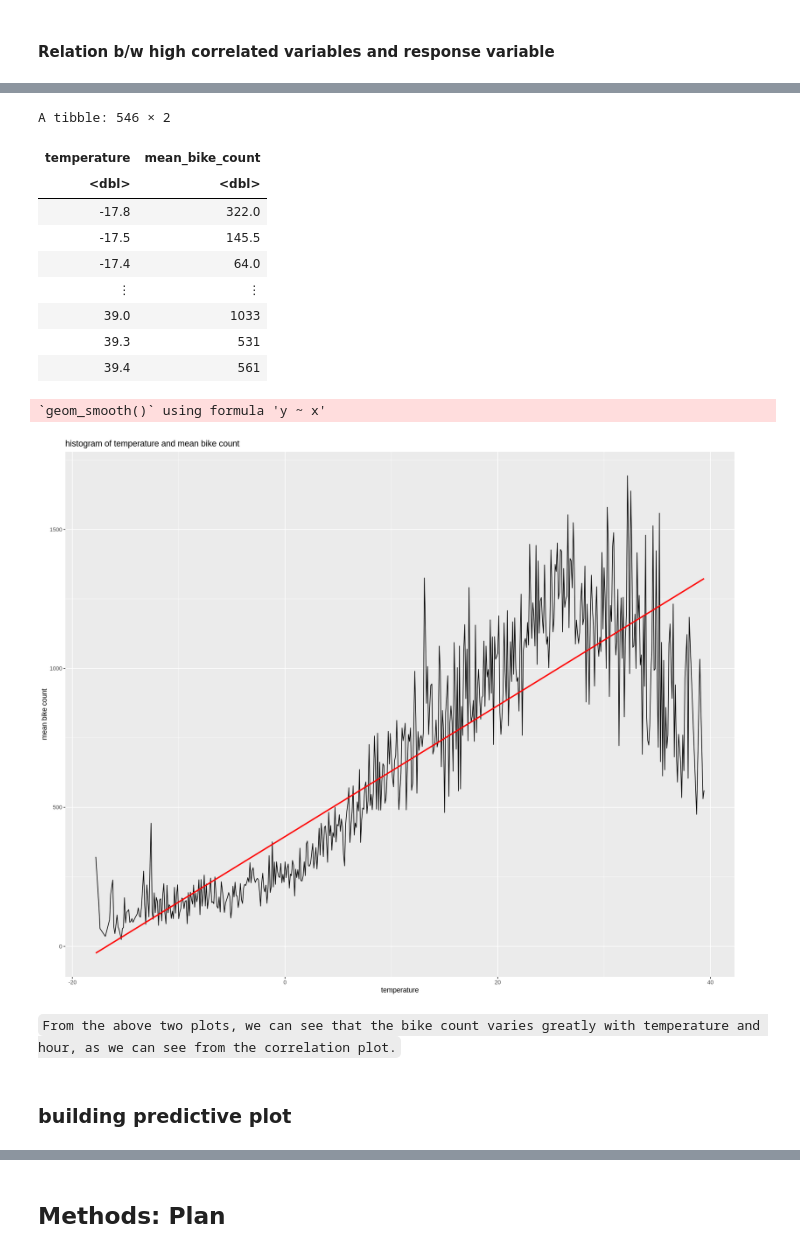
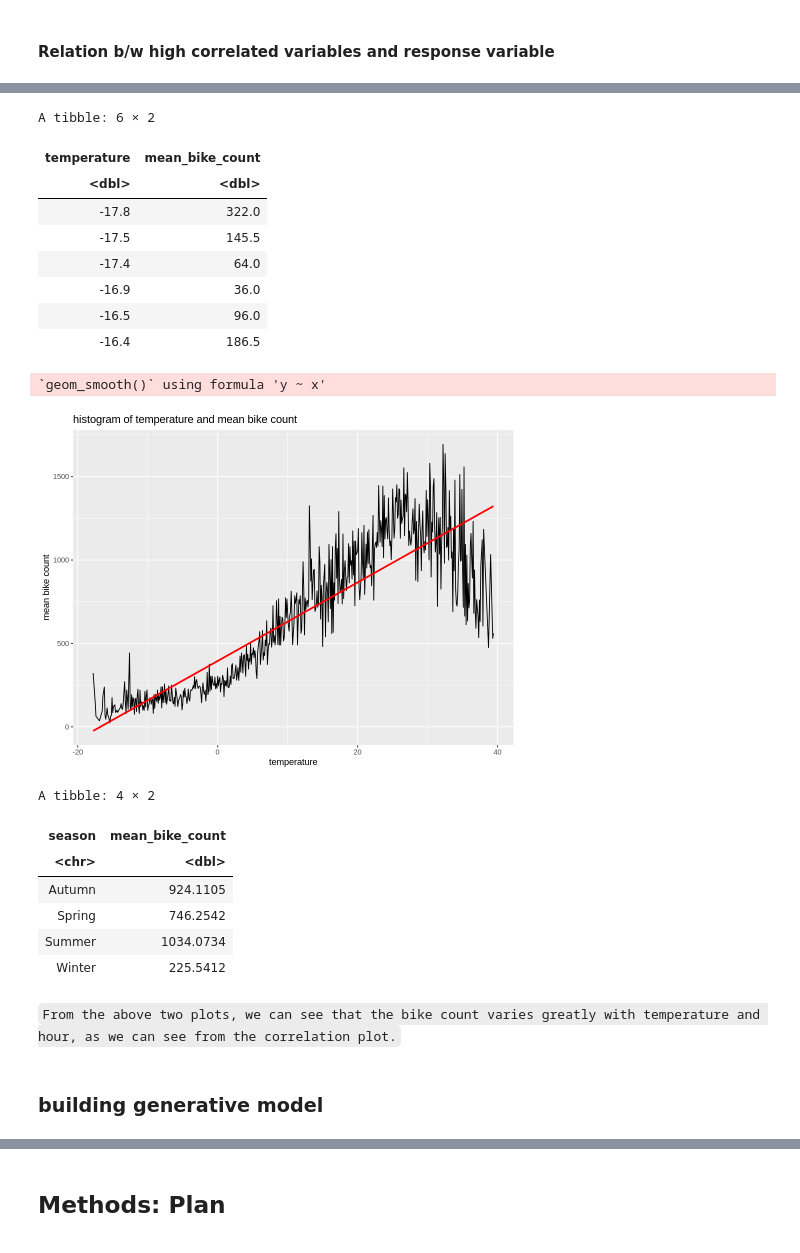
Before and after one commit to omertahi/STAT301-Project, a Jupyter notebook: Project Proposal.ipynb, the cells around one changed output, grey strips where cells are left out. Drawn from its saved outputs; the diff is of its cells as text; code cells hidden in the pictures.

```diff
--- a/Project Proposal.ipynb
+++ b/Project Proposal.ipynb
@@ -145,34 +170,50 @@ bike_data_1_plot
 # %%
+options(repr.plot.width = 8, repr.plot.height = 6)
 bike_data_2 <- bike_data %>%
               select(- date)%>%
               group_by(temperature) %>%
               summarise(mean_bike_count= mean(bike_count))
-bike_data_2
+head(bike_data_2)
 # %% [output]
-A tibble: 546 × 2
+A tibble: 6 × 2
 | temperature | mean_bike_count |
 | <dbl> | <dbl> |
 | -17.8 | 322.0 |
 | -17.5 | 145.5 |
 | -17.4 | 64.0 |
-| ⋮ | ⋮ |
-| 39.0 | 1033 |
-| 39.3 | 531 |
-| 39.4 | 561 |
+| -16.9 | 36.0 |
+| -16.5 | 96.0 |
+| -16.4 | 186.5 |
 # %%
+options(repr.plot.width = 8, repr.plot.height = 6)
 bike_plot_2 <-
      ggplot(bike_data_2, aes(x=temperature,y=mean_bike_count))+
      geom_line()+
      geom_smooth(method=lm , color="red", se=FALSE) +
      labs(x ="temperature", y="mean bike count")+
      ggtitle("histogram of temperature and mean bike count")
 
 bike_plot_2
 # %% [output]
 `geom_smooth()` using formula 'y ~ x'
-[figure, old version]
+[figure, new version]
+# %%
+options(repr.plot.width = 8, repr.plot.height = 6)
+bike_data_3 <- bike_data %>%
+              select(- date)%>%
+              group_by(season) %>%
+              summarise(mean_bike_count= mean(bike_count))
+head(bike_data_3)
+# %% [output]
+A tibble: 4 × 2
+| season | mean_bike_count |
+| <chr> | <dbl> |
+| Autumn | 924.1105 |
+| Spring | 746.2542 |
+| Summer | 1034.0734 |
+| Winter | 225.5412 |
 # %% [markdown]
 `From the above two plots, we can see that the bike count
 varies greatly with temperature and hour, as we can see from the correlation plot.`
 # %% [markdown]
-### building predictive plot
+### building generative model
```
Also changed, not shown: parts of 8 cells of this notebook.
